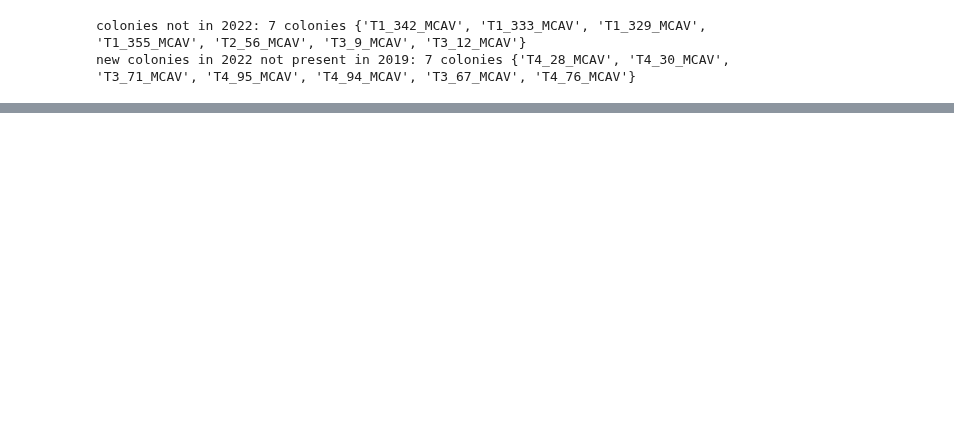
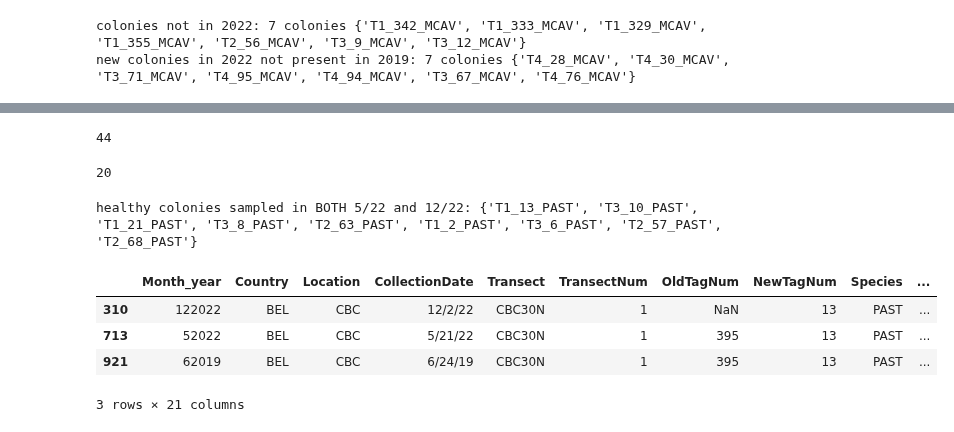
Before and after one commit to brookewicz/CBC_metagenomics, a Jupyter notebook: all_sctld/sample_lists.ipynb, the cells around one changed output, grey strips where cells are left out. Drawn from its saved outputs; the diff is of its cells as text; code cells hidden in the pictures; blank space fills up the shorter version.

```diff
--- a/all_sctld/sample_lists.ipynb
+++ b/all_sctld/sample_lists.ipynb
@@ -434,0 +734,29 @@ condensed2
+# %%
+past_metah=past_meta[past_meta['Health_status']=="Healthy"]
+print(len(past_metah))
+# 44 total healthy samples
+len(past_metah['colony_id'].unique())
+# 20 unique colonies
+# do some have duplicate healthy samples in 2022??
+# %% [output]
+44
+20
+# %%
+# sep 5 and 122022 - are there any colony IDs that have samples from both dates?
+pasth_52022=healthy_past2022[(healthy_past2022['Month_year']==52022)]
+pasth_122022=healthy_past2022[(healthy_past2022['Month_year']==122022)]
+
+ids_52022=set(pasth_52022['colony_id'].unique())
+ids_2022=set(pasth_122022['colony_id'].unique())
+
+print('healthy colonies sampled in BOTH 5/22 and 12/22:',ids_52022 & ids_2022)
+# %% [output]
+healthy colonies sampled in BOTH 5/22 and 12/22: {'T1_13_PAST', 'T3_10_PAST', 'T1_21_PAST', 'T3_8_PAST', 'T2_63_PAST', 'T1_2_PAST', 'T3_6_PAST', 'T2_57_PAST', 'T2_68_PAST'}
+# %%
+past[past['colony_id']=='T1_13_PAST']
+# %% [output]
+|  | Month_year | Country | Location | CollectionDate | Transect | TransectNum | OldTagNum | NewTagNum | Species | ... |
+| 310 | 122022 | BEL | CBC | 12/2/22 | CBC30N | 1 | NaN | 13 | PAST | ... |
+| 713 | 52022 | BEL | CBC | 5/21/22 | CBC30N | 1 | 395 | 13 | PAST | ... |
+| 921 | 62019 | BEL | CBC | 6/24/19 | CBC30N | 1 | 395 | 13 | PAST | ... |
+3 rows × 21 columns
```
Also changed, not shown: parts of 34 cells of this notebook.
